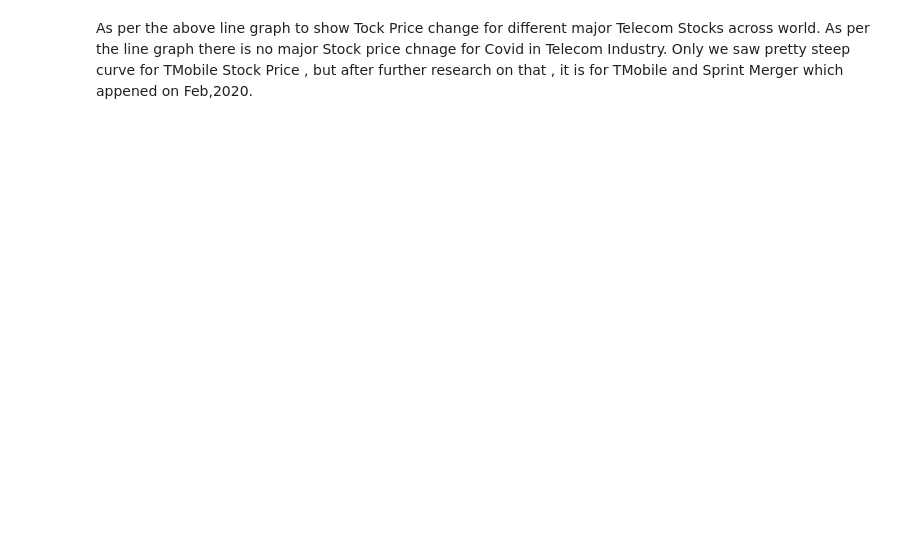
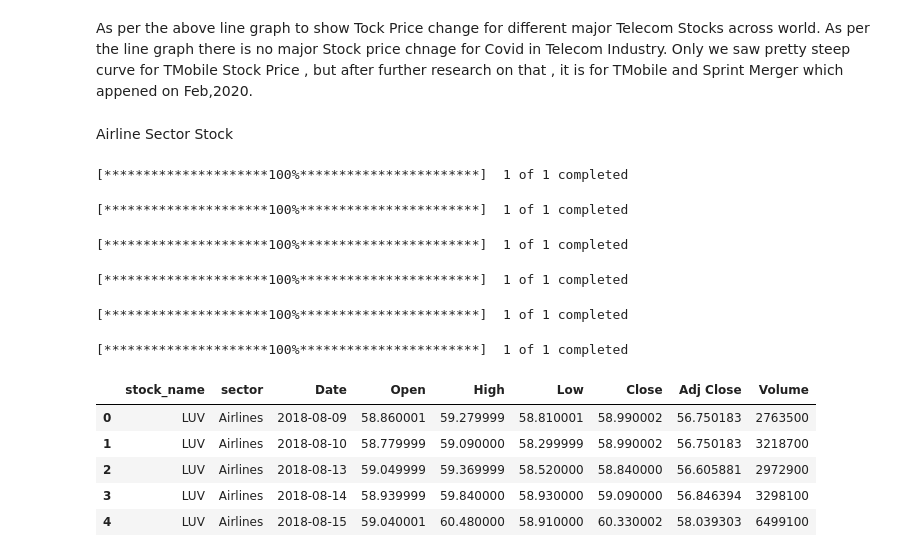
Before and after one commit to desireetrevino/Project1_Team2, a Jupyter notebook: Project1_Team2_Rajib.ipynb, the cells around one changed output. Cells and saved outputs as stored; diff of their text form; code cells hidden in the pictures; blank space fills up the shorter version.

```diff
--- a/Project1_Team2_Rajib.ipynb
+++ b/Project1_Team2_Rajib.ipynb
@@ -133,3 +133,44 @@ plt.show()
 [interactive output not drawn]
 # %% [markdown]
 As per the above line graph to show Tock Price change for different major Telecom Stocks across world. As per the line graph there is no major Stock price chnage for Covid in Telecom Industry. Only we saw pretty steep curve for TMobile Stock Price , but after further research on that , it is for TMobile and Sprint Merger which appened on Feb,2020.
+# %% [markdown]
+Airline Sector Stock
+# %%
+# get the data
+airline_stock_df = pd.DataFrame()
+airline_stock_df["stock_name"] = ''
+airline_stock_df["sector"] = ''
+airline_stock_df["Date"] = ''
+airline_stock_df["Open"] = ''
+airline_stock_df["High"] = ''
+airline_stock_df["Low"] = ''
+airline_stock_df["Close"] = ''
+airline_stock_df["Adj Close"] = ''
+airline_stock_df["Volume"] = ''
+
+
+stocks = ["LUV", "AAL", "UAL","ALK" , "HA", "SAVE"]
+for stock in stocks :
+    data = yf.download(stock, start = beg_date,
+                   end = end_date)
+    data["stock_name"] = stock
+    data["sector"] = "Airlines"
+    data = data.reset_index()
+    #stock_df = pd.merge(pd.merge(stock_df,data,on='Date'))
+    #stock_df = stock_df.merge(data, how='right')
+    airline_stock_df = airline_stock_df.append(data, ignore_index = True)
+
+airline_stock_df.head()
+# %% [output]
+[*********************100%***********************]  1 of 1 completed
+[*********************100%***********************]  1 of 1 completed
+[*********************100%***********************]  1 of 1 completed
+[*********************100%***********************]  1 of 1 completed
+[*********************100%***********************]  1 of 1 completed
+[*********************100%***********************]  1 of 1 completed
+|  | stock_name | sector | Date | Open | High | Low | Close | Adj Close | Volume |
+| 0 | LUV | Airlines | 2018-08-09 | 58.860001 | 59.279999 | 58.810001 | 58.990002 | 56.750183 | 2763500 |
+| 1 | LUV | Airlines | 2018-08-10 | 58.779999 | 59.090000 | 58.299999 | 58.990002 | 56.750183 | 3218700 |
+| 2 | LUV | Airlines | 2018-08-13 | 59.049999 | 59.369999 | 58.520000 | 58.840000 | 56.605881 | 2972900 |
+| 3 | LUV | Airlines | 2018-08-14 | 58.939999 | 59.840000 | 58.930000 | 59.090000 | 56.846394 | 3298100 |
+| 4 | LUV | Airlines | 2018-08-15 | 59.040001 | 60.480000 | 58.910000 | 60.330002 | 58.039303 | 6499100 |
```
Also changed, not shown: parts of 18 cells of this notebook.
